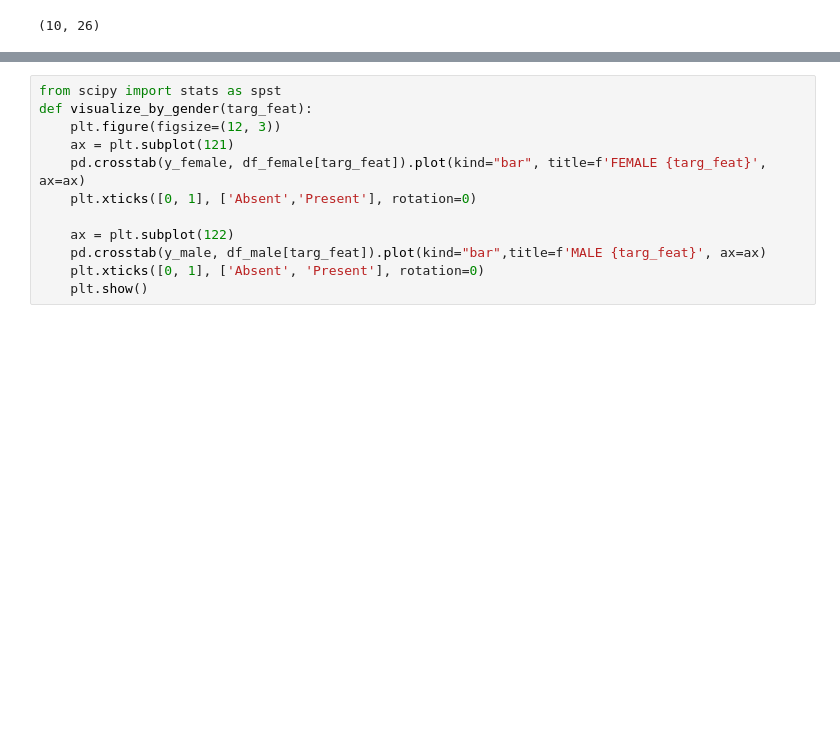
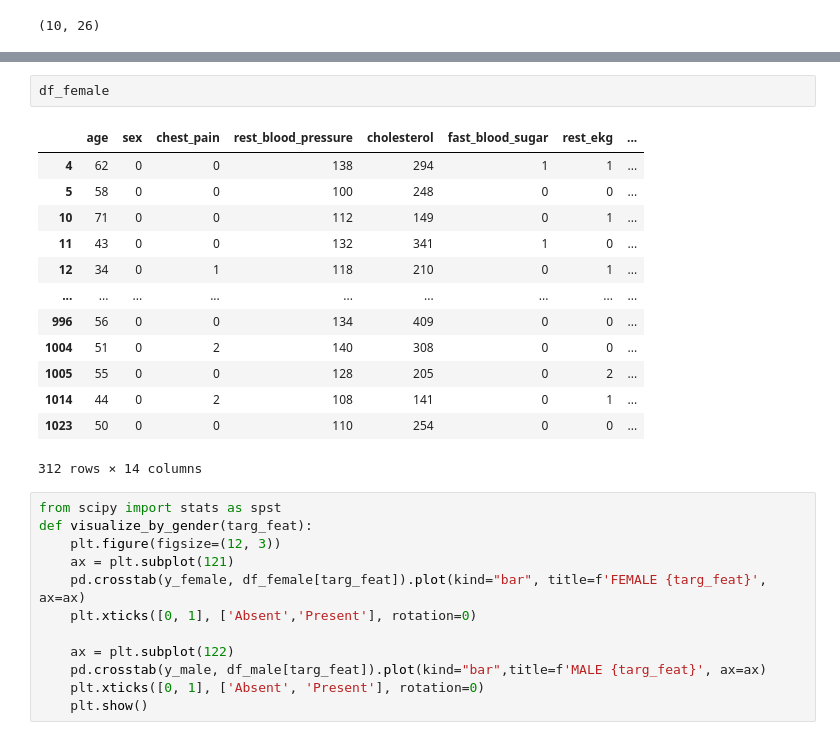
Before and after one commit to RacHiT101/MLOps-Heart_Disesase_Pred, a Jupyter notebook: MLOPS_Heart_Disease.ipynb, the cells around one changed output, grey strips where cells are left out. Cells and saved outputs as stored; diff of their text form; blank space fills up the shorter version.

```diff
--- a/MLOPS_Heart_Disease.ipynb
+++ b/MLOPS_Heart_Disease.ipynb
@@ -395,3 +342,19 @@ plt.show()
+# %%
+df_female
+# %% [output]
+|  | age | sex | chest_pain | rest_blood_pressure | cholesterol | fast_blood_sugar | rest_ekg | ... |
+| 4 | 62 | 0 | 0 | 138 | 294 | 1 | 1 | ... |
+| 5 | 58 | 0 | 0 | 100 | 248 | 0 | 0 | ... |
+| 10 | 71 | 0 | 0 | 112 | 149 | 0 | 1 | ... |
+| 11 | 43 | 0 | 0 | 132 | 341 | 1 | 0 | ... |
+| 12 | 34 | 0 | 1 | 118 | 210 | 0 | 1 | ... |
+| ... | ... | ... | ... | ... | ... | ... | ... | ... |
+| 996 | 56 | 0 | 0 | 134 | 409 | 0 | 0 | ... |
+| 1004 | 51 | 0 | 2 | 140 | 308 | 0 | 0 | ... |
+| 1005 | 55 | 0 | 0 | 128 | 205 | 0 | 2 | ... |
+| 1014 | 44 | 0 | 2 | 108 | 141 | 0 | 1 | ... |
+| 1023 | 50 | 0 | 0 | 110 | 254 | 0 | 0 | ... |
+312 rows × 14 columns
 # %%
 from scipy import stats as spst
 def visualize_by_gender(targ_feat):
```
Also changed, not shown: parts of 50 cells of this notebook.
